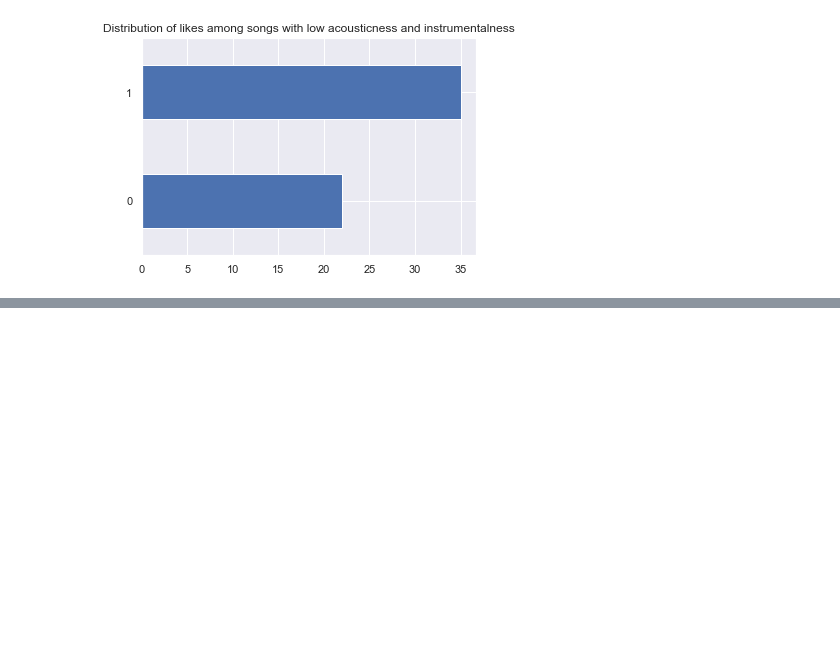
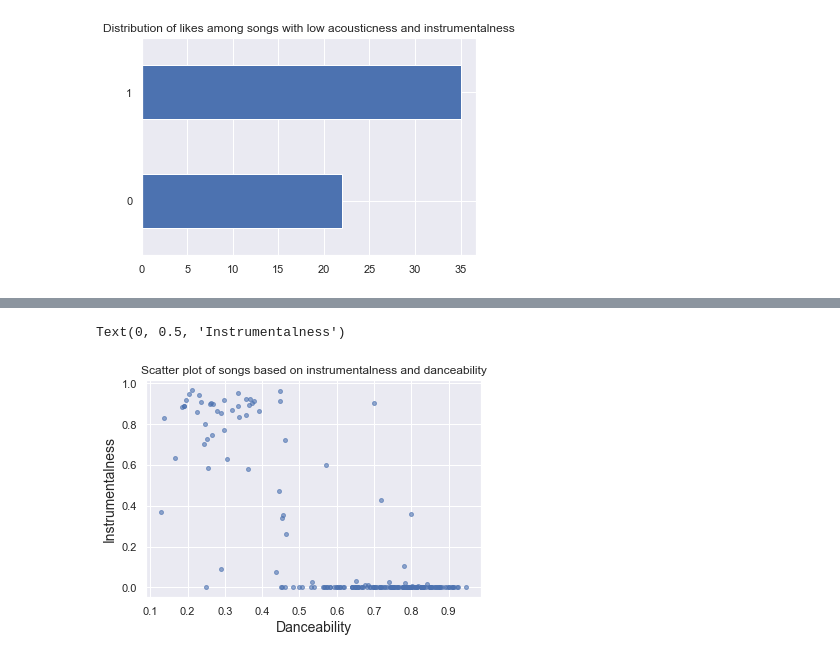
Before and after one commit to pattanaikay/scaling-chainsaw-MultiLR, a Jupyter notebook: Documents/EPGP Course/Spotify EDA Project/Spotify.ipynb, the cells around one changed output, grey strips where cells are left out. Cells and saved outputs as stored; diff of their text form; code cells hidden in the pictures; blank space fills up the shorter version.

```diff
--- a/Documents/EPGP Course/Spotify EDA Project/Spotify.ipynb
+++ b/Documents/EPGP Course/Spotify EDA Project/Spotify.ipynb
@@ -254,0 +275,8 @@ songs_with_high_acoustic_and_instrument['liked'].value_counts().sort_values().pl
+# %%
+plt.plot(data['danceability'], data['instrumentalness'], 'o', markersize = 4, alpha=0.6)
+plt.title("Scatter plot of songs based on instrumentalness and danceability")
+plt.xlabel("Danceability", size=14)
+plt.ylabel("Instrumentalness", size=14)
+# %% [output]
+Text(0, 0.5, 'Instrumentalness')
+[figure, added]
```
Also changed, not shown: parts of 4 cells of this notebook.
